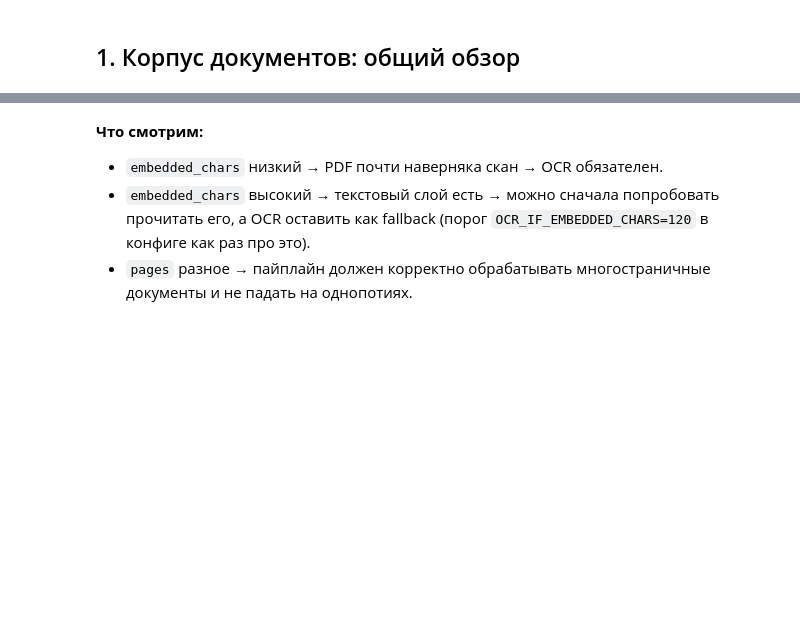
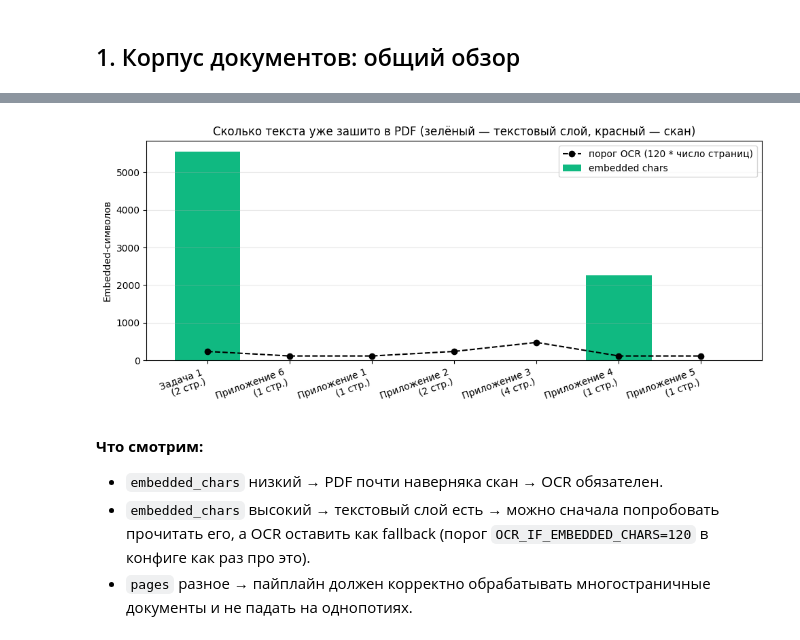
Before and after one commit to GrafZLaa/aie_project_Bukhna, a Jupyter notebook: project/notebooks/01_eda.ipynb, the cells around one changed output, grey strips where cells are left out. Cells and saved outputs as stored; diff of their text form; code cells hidden in the pictures; blank space fills up the shorter version.

```diff
--- a/project/notebooks/01_eda.ipynb
+++ b/project/notebooks/01_eda.ipynb
@@ -39,5 +82,7 @@ for d in docs:
 # %%
 import fitz  # PyMuPDF
+
+OCR_THRESHOLD = 120  # из конфига: OCR_IF_EMBEDDED_CHARS
 
 rows = []
 for path in docs:
@@ -50,8 +95,8 @@ for path in docs:
         'pages': pages,
         'embedded_chars': embedded_chars,
         'avg_chars_per_page': embedded_chars // max(1, pages),
-        'mostly_scan': embedded_chars < 120 * pages,
+        'mostly_scan': embedded_chars < OCR_THRESHOLD * pages,
     })
 
-for r in rows:
-    print(r)
+structure_df = pd.DataFrame(rows)
+structure_df
@@ -58,3 +112,23 @@ for r in rows:
+# %%
+short = [_shortname(n) for n in structure_df['file']]
+x_labels = [f'{s}\n({p} стр.)' for s, p in zip(short, structure_df['pages'])]
+threshold_per_doc = structure_df['pages'] * OCR_THRESHOLD
+
+fig, ax = plt.subplots(figsize=(10, 4.5))
+colors = ['#ef4444' if scan else '#10b981' for scan in structure_df['mostly_scan']]
+ax.bar(short, structure_df['embedded_chars'], color=colors, label='embedded chars')
+ax.plot(short, threshold_per_doc, 'k--', marker='o', linewidth=1.5,
+        label=f'порог OCR ({OCR_THRESHOLD} * число страниц)')
+ax.set_ylabel('Embedded-символов')
+ax.set_title('Сколько текста уже зашито в PDF (зелёный — текстовый слой, красный — скан)')
+ax.set_xticks(range(len(x_labels)))
+ax.set_xticklabels(x_labels, rotation=20, ha='right')
+ax.legend(loc='upper right')
+ax.grid(axis='y', alpha=0.3)
+fig.tight_layout()
+plt.show()
+# %% [output]
+[figure, added]
 # %% [markdown]
 **Что смотрим:**
 - `embedded_chars` низкий → PDF почти наверняка скан → OCR обязателен.
```
Also changed, not shown: parts of 10 cells of this notebook.
